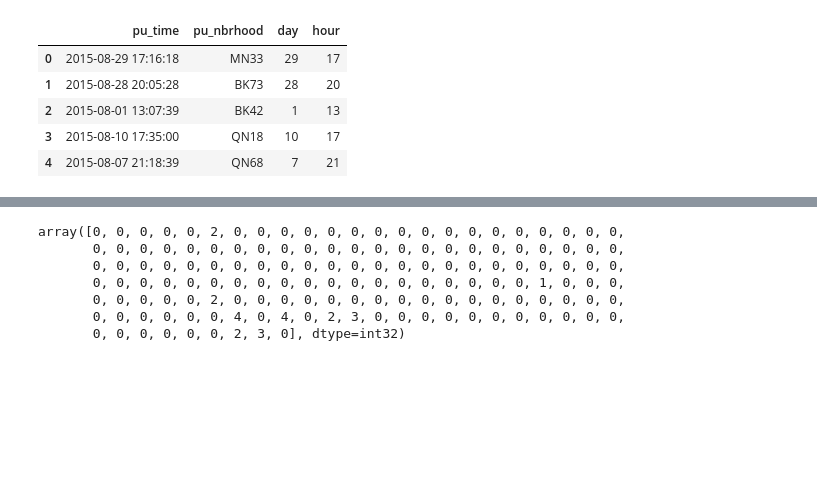
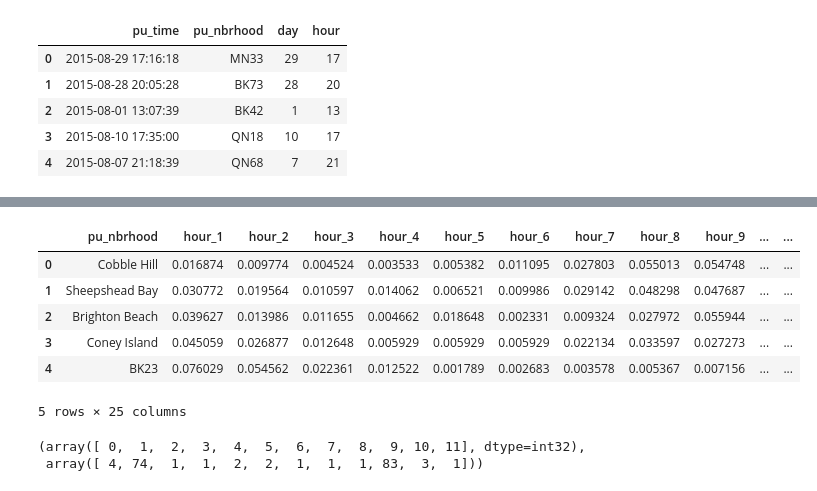
Before and after one commit to mcsweena/NYC_Green_Taxi_Analysis, a Jupyter notebook: notebooks/neighbourhood_similarity_clustering.ipynb, the cells around one changed output, grey strips where cells are left out. Saved outputs shown, nothing was run; the diff lists cells and outputs as text; code cells hidden in the pictures; blank space fills up the shorter version.

```diff
--- a/notebooks/neighbourhood_similarity_clustering.ipynb
+++ b/notebooks/neighbourhood_similarity_clustering.ipynb
@@ -182,2 +181,5 @@ zone_names
+# %%
+# Drop total column
+count_df.drop('total', axis='columns', inplace=True)
 # %%
 from sklearn.cluster import KMeans
@@ -183,0 +243,9 @@ from sklearn.cluster import KMeans
+# %%
+new_final_df = count_df[['total', 'hour_1']]
+# final_df.drop('total', axis='columns', inplace=True)
+# %%
+for i in range(1, 25, 2):
+    temp_name1 = 'hour_{}'.format(i)
+    temp_name2 = 'hour_{}'.format(i+1)
+
+    new_final_df[[temp_name1, temp_name2]] = count_df[[temp_name1, temp_name2]].div(count_df.total, axis=0)
@@ -183,0 +266,3 @@ from sklearn.cluster import KMeans
+# %%
+# new_final_df.drop(list(vector_df), axis='columns', inplace=True)
+new_final_df.drop('total', axis='columns', inplace=True)
@@ -183,0 +275,16 @@ from sklearn.cluster import KMeans
+# %%
+# Zone code/name mapping
+zone_names = pd.read_csv('../code/zones.csv', index_col=0)
+zone_dict = dict(zip(zone_names.nta_code, zone_names.zone))
+
+# Rename index values with real zone names
+new_final_df = new_final_df.reset_index()
+new_final_df['pu_nbrhood'].replace(zone_dict, inplace=True)
+# %% [output]
+|  | pu_nbrhood | hour_1 | hour_2 | hour_3 | hour_4 | hour_5 | hour_6 | hour_7 | hour_8 | hour_9 | ... | ... |
+| 0 | Cobble Hill | 0.016874 | 0.009774 | 0.004524 | 0.003533 | 0.005382 | 0.011095 | 0.027803 | 0.055013 | 0.054748 | ... | ... |
+| 1 | Sheepshead Bay | 0.030772 | 0.019564 | 0.010597 | 0.014062 | 0.006521 | 0.009986 | 0.029142 | 0.048298 | 0.047687 | ... | ... |
+| 2 | Brighton Beach | 0.039627 | 0.013986 | 0.011655 | 0.004662 | 0.018648 | 0.002331 | 0.009324 | 0.027972 | 0.055944 | ... | ... |
+| 3 | Coney Island | 0.045059 | 0.026877 | 0.012648 | 0.005929 | 0.005929 | 0.005929 | 0.022134 | 0.033597 | 0.027273 | ... | ... |
+| 4 | BK23 | 0.076029 | 0.054562 | 0.022361 | 0.012522 | 0.001789 | 0.002683 | 0.003578 | 0.005367 | 0.007156 | ... | ... |
+5 rows × 25 columns
@@ -186,10 +295,5 @@ kmeans = KMeans(n_clusters=5, random_state=0).fit(final_df)
-# %%
-kmeans.labels_
-# %% [output]
-array([0, 0, 0, 0, 0, 2, 0, 0, 0, 0, 0, 0, 0, 0, 0, 0, 0, 0, 0, 0, 0, 0, 0,
-       0, 0, 0, 0, 0, 0, 0, 0, 0, 0, 0, 0, 0, 0, 0, 0, 0, 0, 0, 0, 0, 0, 0,
-       0, 0, 0, 0, 0, 0, 0, 0, 0, 0, 0, 0, 0, 0, 0, 0, 0, 0, 0, 0, 0, 0, 0,
-       0, 0, 0, 0, 0, 0, 0, 0, 0, 0, 0, 0, 0, 0, 0, 0, 0, 0, 0, 1, 0, 0, 0,
-       0, 0, 0, 0, 0, 2, 0, 0, 0, 0, 0, 0, 0, 0, 0, 0, 0, 0, 0, 0, 0, 0, 0,
-       0, 0, 0, 0, 0, 0, 4, 0, 4, 0, 2, 3, 0, 0, 0, 0, 0, 0, 0, 0, 0, 0, 0,
-       0, 0, 0, 0, 0, 0, 2, 3, 0], dtype=int32)
+# %%
+np.unique(kmeans.labels_, return_counts=True)
+# %% [output]
+(array([ 0,  1,  2,  3,  4,  5,  6,  7,  8,  9, 10, 11], dtype=int32),
+ array([ 4, 74,  1,  1,  2,  2,  1,  1,  1, 83,  3,  1]))
```
Also changed, not shown: parts of 59 cells of this notebook, 3 other files.
